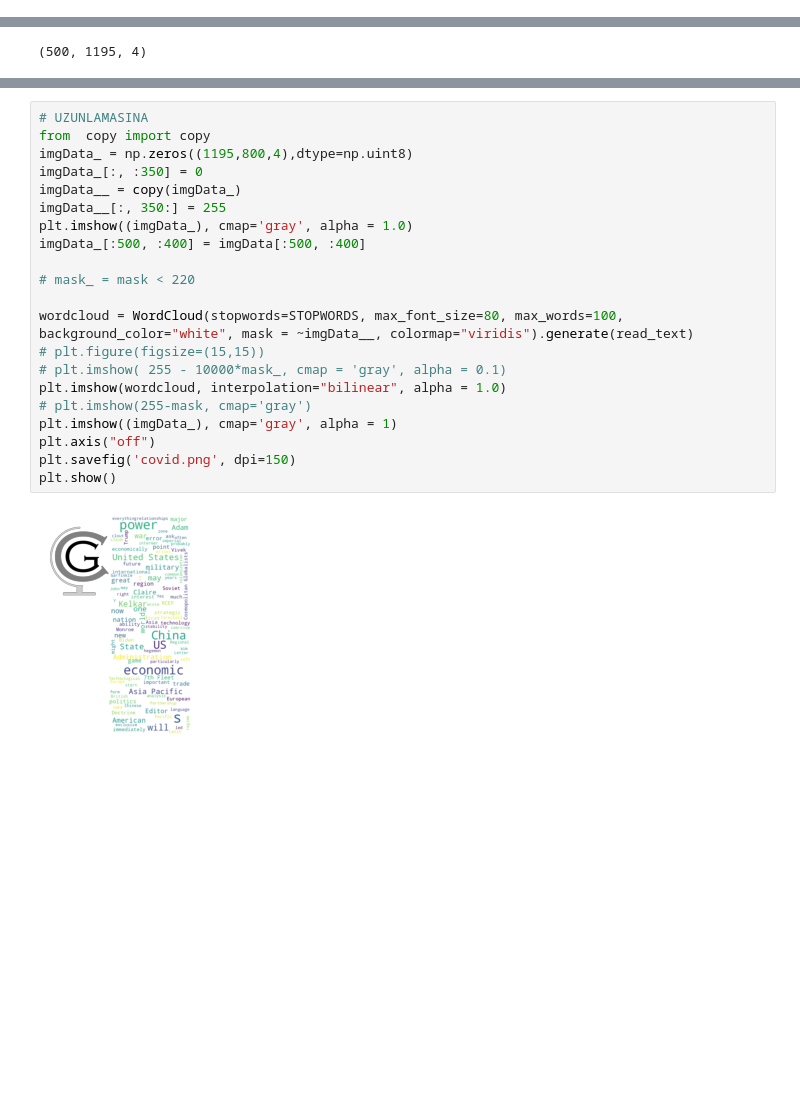
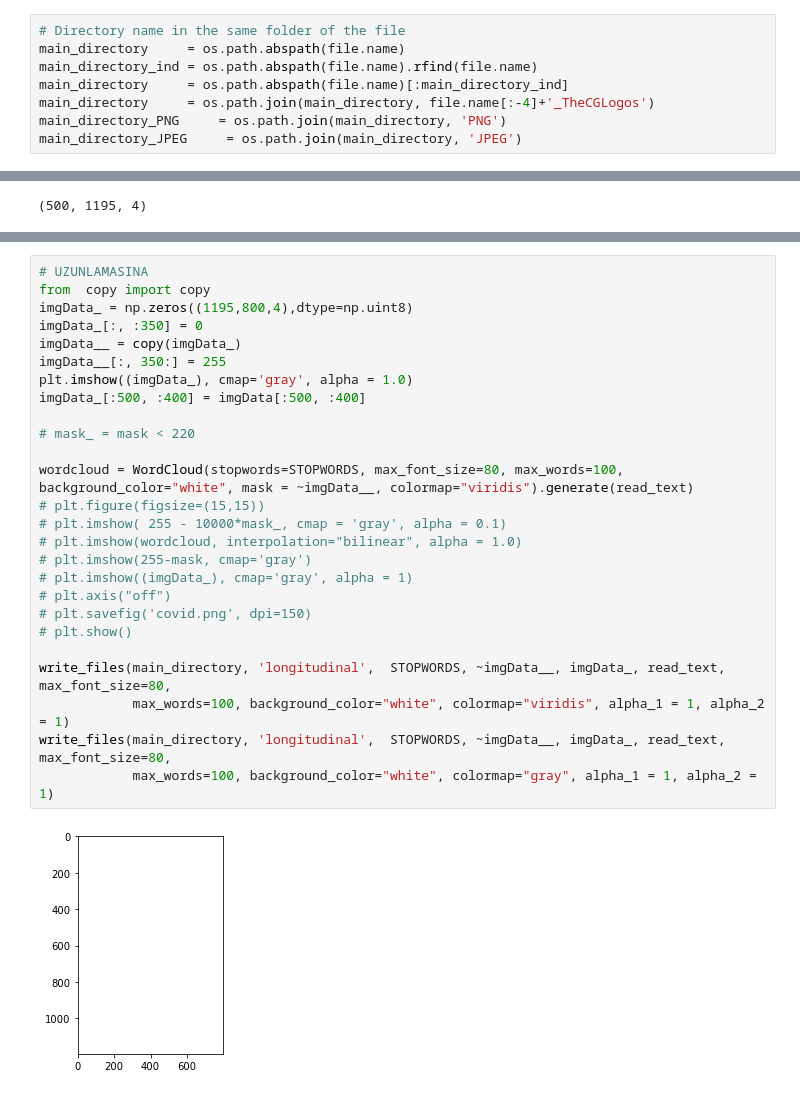
Before and after one commit to omersayli/MakeCGLogo, a Jupyter notebook: CG.ipynb, the cells around one changed output, grey strips where cells are left out. Saved outputs shown, nothing was run; the diff lists cells and outputs as text; blank space fills up the shorter version.

```diff
--- a/CG.ipynb
+++ b/CG.ipynb
@@ -23,3 +30,11 @@ file = open('try.txt','r')
 read_text = file.read()
 # %%
 file.close()
+# %%
+# Directory name in the same folder of the file
+main_directory     = os.path.abspath(file.name)
+main_directory_ind = os.path.abspath(file.name).rfind(file.name)
+main_directory     = os.path.abspath(file.name)[:main_directory_ind]
+main_directory     = os.path.join(main_directory, file.name[:-4]+'_TheCGLogos')
+main_directory_PNG     = os.path.join(main_directory, 'PNG')
+main_directory_JPEG     = os.path.join(main_directory, 'JPEG')
@@ -97,23 +162,28 @@ plt.show()
 # %%
 # UZUNLAMASINA
 from  copy import copy
 imgData_ = np.zeros((1195,800,4),dtype=np.uint8)
 imgData_[:, :350] = 0
 imgData__ = copy(imgData_)
 imgData__[:, 350:] = 255
 plt.imshow((imgData_), cmap='gray', alpha = 1.0)
 imgData_[:500, :400] = imgData[:500, :400]
 
 # mask_ = mask < 220
 
 wordcloud = WordCloud(stopwords=STOPWORDS, max_font_size=80, max_words=100, background_color="white", mask = ~imgData__, colormap="viridis").generate(read_text)
 # plt.figure(figsize=(15,15))
 # plt.imshow( 255 - 10000*mask_, cmap = 'gray', alpha = 0.1)
-plt.imshow(wordcloud, interpolation="bilinear", alpha = 1.0)
+# plt.imshow(wordcloud, interpolation="bilinear", alpha = 1.0)
 # plt.imshow(255-mask, cmap='gray')
-plt.imshow((imgData_), cmap='gray', alpha = 1)
-plt.axis("off")
-plt.savefig('covid.png', dpi=150)
-plt.show()
+# plt.imshow((imgData_), cmap='gray', alpha = 1)
+# plt.axis("off")
+# plt.savefig('covid.png', dpi=150)
+# plt.show()
+
+write_files(main_directory, 'longitudinal',  STOPWORDS, ~imgData__, imgData_, read_text, max_font_size=80,
+            max_words=100, background_color="white", colormap="viridis", alpha_1 = 1, alpha_2 = 1)
+write_files(main_directory, 'longitudinal',  STOPWORDS, ~imgData__, imgData_, read_text, max_font_size=80,
+            max_words=100, background_color="white", colormap="gray", alpha_1 = 1, alpha_2 = 1)
 # %% [output]
-[figure, old version]
+[figure, new version]
```
Also changed, not shown: parts of 14 cells of this notebook.
